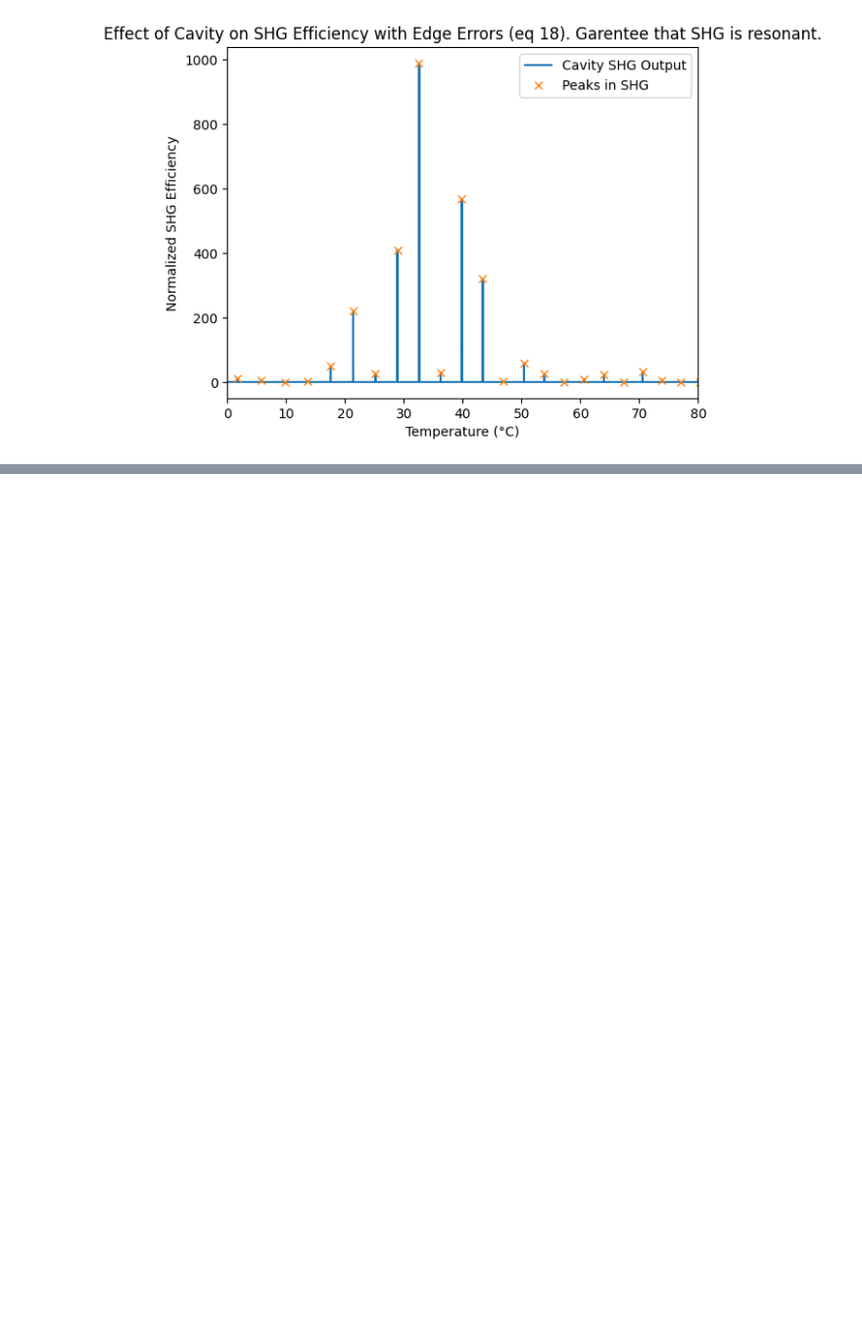
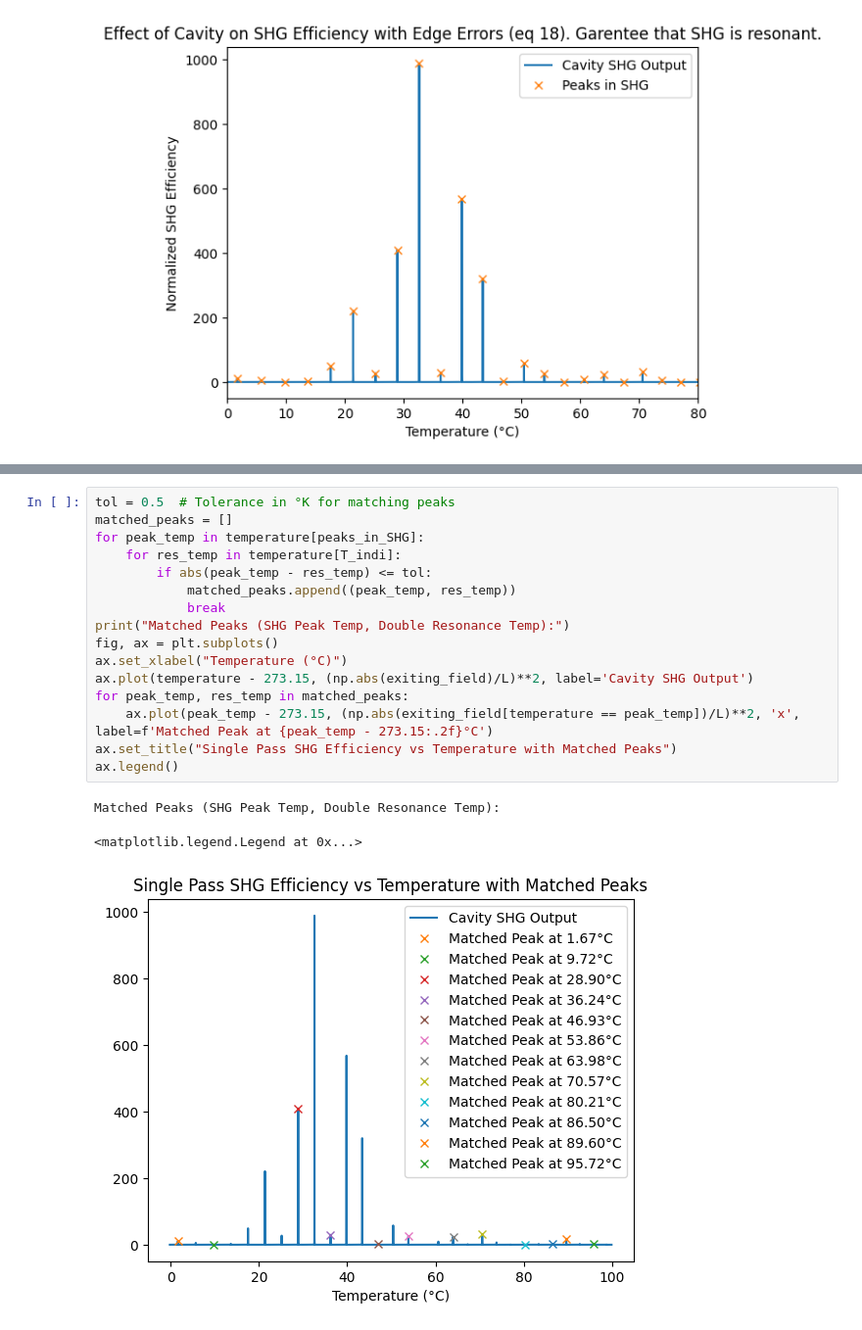
Before and after one commit to qpit/Eskild-Project-2026, a Jupyter notebook: main_document.ipynb, the cells around one changed output, grey strips where cells are left out. Shown at 98% size. Saved outputs shown, nothing was run; the diff lists cells and outputs as text; blank space fills up the shorter version.

```diff
--- a/main_document.ipynb
+++ b/main_document.ipynb
@@ -206,0 +244,20 @@ Parameters: tau=0.06, rho=0.9964, Delta_r=5e-06 m, Delta_l=5e-06 m, D=0.015 m
+# %%
+tol = 0.5  # Tolerance in °K for matching peaks
+matched_peaks = []
+for peak_temp in temperature[peaks_in_SHG]:
+    for res_temp in temperature[T_indi]:
+        if abs(peak_temp - res_temp) <= tol:
+            matched_peaks.append((peak_temp, res_temp))
+            break
+print("Matched Peaks (SHG Peak Temp, Double Resonance Temp):")
+fig, ax = plt.subplots()
+ax.set_xlabel("Temperature (°C)")
+ax.plot(temperature - 273.15, (np.abs(exiting_field)/L)**2, label='Cavity SHG Output')
+for peak_temp, res_temp in matched_peaks:
+    ax.plot(peak_temp - 273.15, (np.abs(exiting_field[temperature == peak_temp])/L)**2, 'x', label=f'Matched Peak at {peak_temp - 273.15:.2f}°C')
+ax.set_title("Single Pass SHG Efficiency vs Temperature with Matched Peaks")
+ax.legend()
+# %% [output]
+Matched Peaks (SHG Peak Temp, Double Resonance Temp):
+<matplotlib.legend.Legend at 0x...>
+[figure, added]
```
Also changed, not shown: parts of 10 cells of this notebook, 1 other file.
